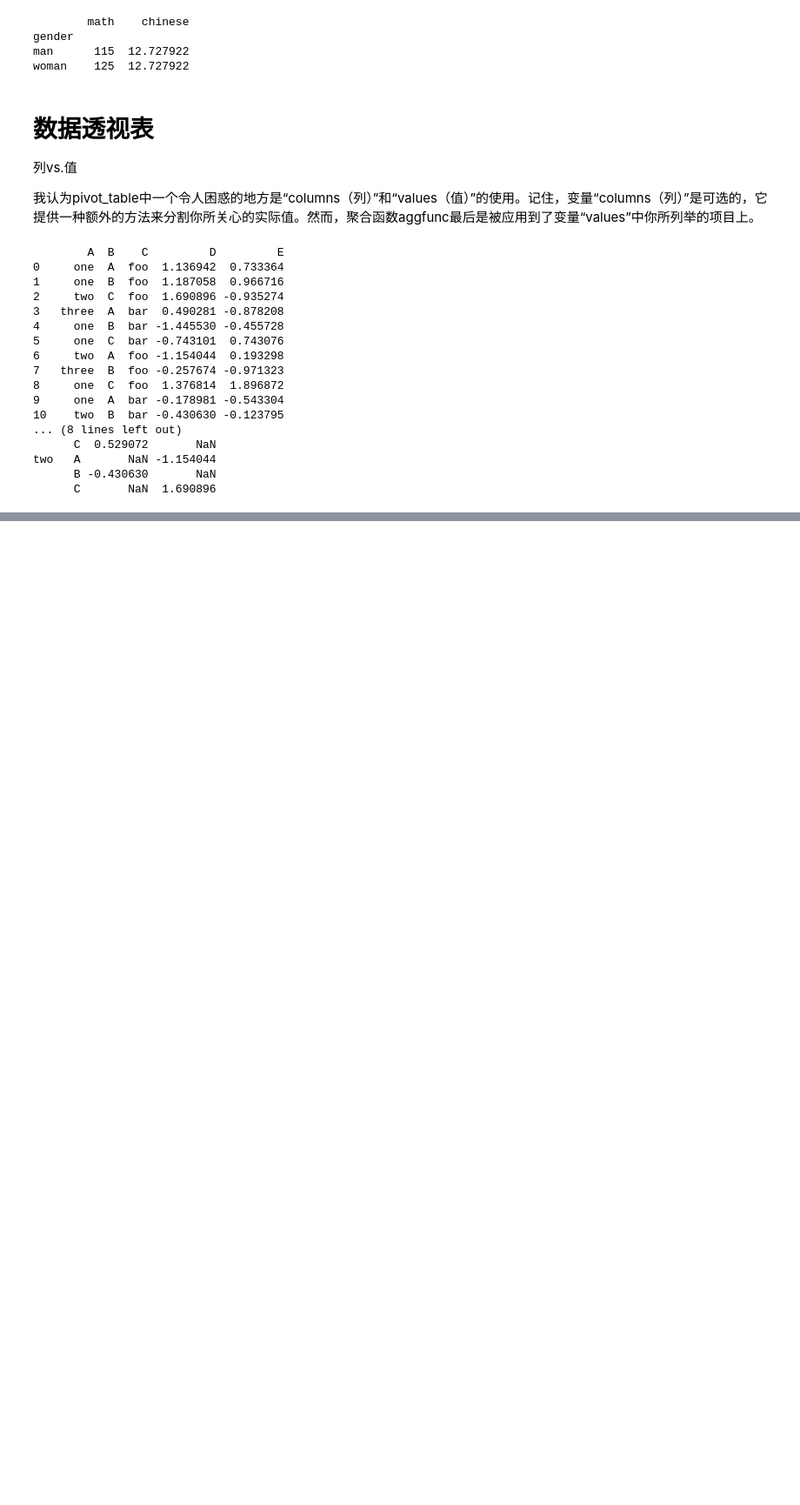
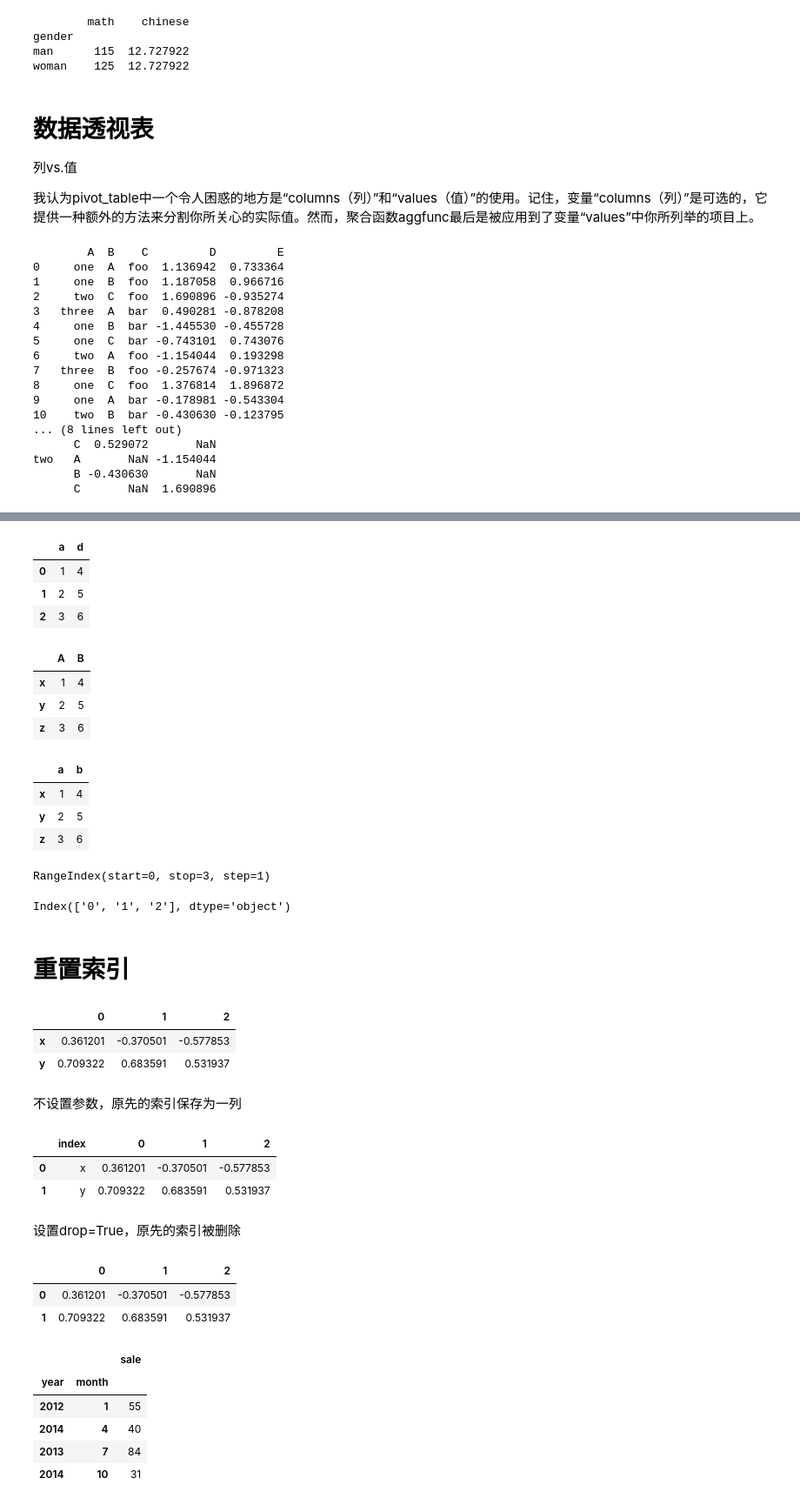
Before and after one commit to nksuya/jupyter_notebook, a Jupyter notebook: 学习笔记/pandas.ipynb, the cells around one changed output, grey strips where cells are left out. Shown at 87% size. Saved outputs shown, nothing was run; the diff lists cells and outputs as text; code cells hidden in the pictures; blank space fills up the shorter version.

```diff
--- a/学习笔记/pandas.ipynb
+++ b/学习笔记/pandas.ipynb
@@ -1037,0 +1052,72 @@ two   A       NaN -1.154044
+# %%
+# 使用字典对列进行改名
+df.rename(columns={"A": "a", "B": "d"})
+# %% [output]
+|  | a | d |
+| 0 | 1 | 4 |
+| 1 | 2 | 5 |
+| 2 | 3 | 6 |
+# %%
+df.rename(index={0: "x", 1: "y", 2: "z"}, inplace=True)  #  inplace=True 直接在原来的df上进行修改
+df
+# %% [output]
+|  | A | B |
+| x | 1 | 4 |
+| y | 2 | 5 |
+| z | 3 | 6 |
+# %%
+# 可以使用axis参数，可以使用方法改名
+df.rename(str.lower, axis="columns")
+# %% [output]
+|  | a | b |
+| x | 1 | 4 |
+| y | 2 | 5 |
+| z | 3 | 6 |
+# %%
+df = pd.DataFrame({"A": [1, 2, 3], "B": [4, 5, 6]})
+print(df.index)
+df.rename(index=str, inplace=True)  # 使用方法改名
+df.index
+# %% [output]
+RangeIndex(start=0, stop=3, step=1)
+Index(['0', '1', '2'], dtype='object')
+# %% [markdown]
+# 重置索引
+# %%
+df = pd.DataFrame(np.random.randn(2, 3), index=['x', 'y'])
+df
+# %% [output]
+|  | 0 | 1 | 2 |
+| x | 0.361201 | -0.370501 | -0.577853 |
+| y | 0.709322 | 0.683591 | 0.531937 |
+# %% [markdown]
+不设置参数，原先的索引保存为一列
+# %%
+df2 = df.reset_index()
+df2
+# %% [output]
+|  | index | 0 | 1 | 2 |
+| 0 | x | 0.361201 | -0.370501 | -0.577853 |
+| 1 | y | 0.709322 | 0.683591 | 0.531937 |
+# %% [markdown]
+设置drop=True，原先的索引被删除
+# %%
+df3 = df.reset_index(drop=True)
+df3
+# %% [output]
+|  | 0 | 1 | 2 |
+| 0 | 0.361201 | -0.370501 | -0.577853 |
+| 1 | 0.709322 | 0.683591 | 0.531937 |
+# %%
+df = pd.DataFrame({'month': [1, 4, 7, 10],
+                   'year': [2012, 2014, 2013, 2014],
+                   'sale': [55, 40, 84, 31]})
+# 设置复合索引
+df.set_index(['year', 'month'])
+# %% [output]
+|  |  | sale |
+| year | month |  |
+| 2012 | 1 | 55 |
+| 2014 | 4 | 40 |
+| 2013 | 7 | 84 |
+| 2014 | 10 | 31 |
```
Also changed, not shown: parts of 8 cells of this notebook, 5 other files.
